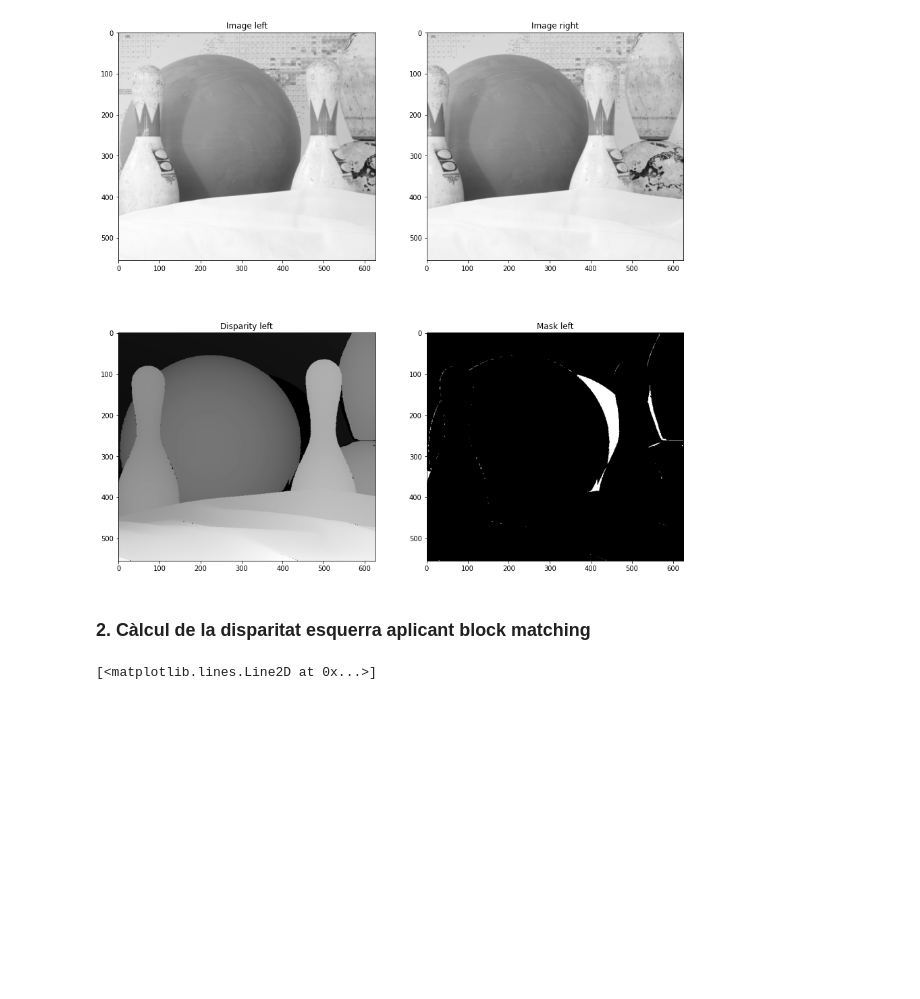
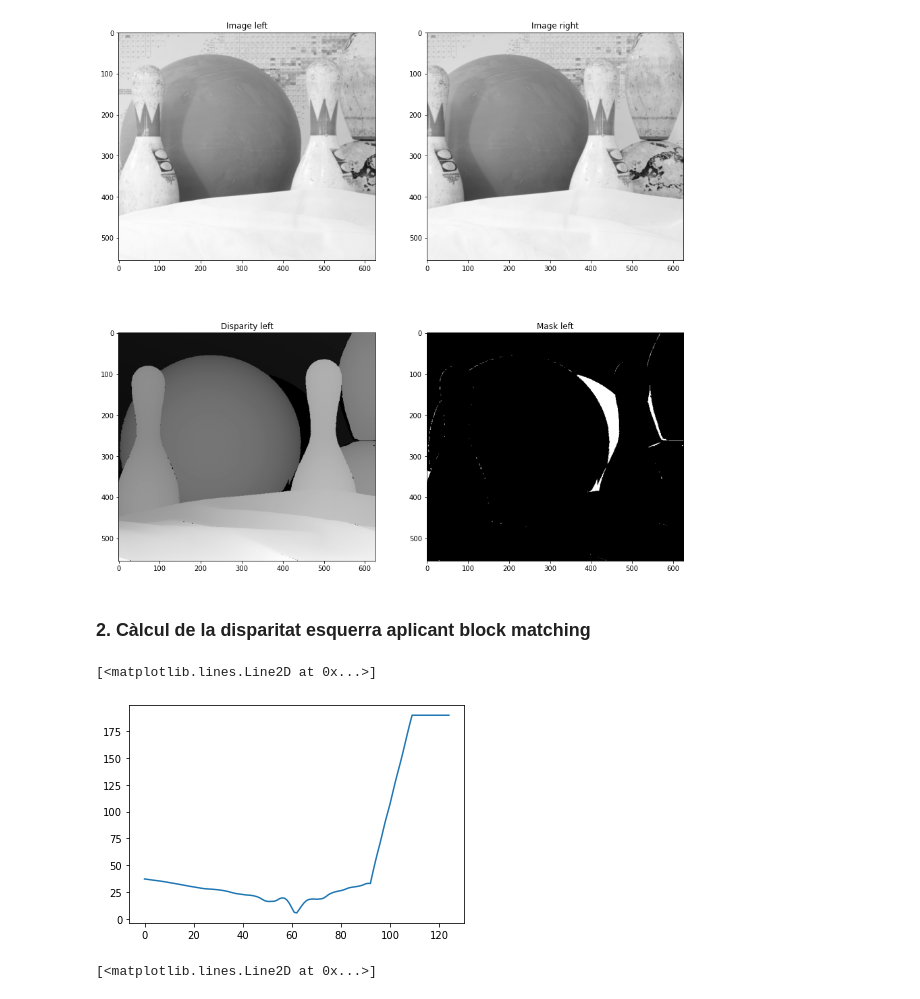
Before and after one commit to Stebf-22/CV---Notebooks, a Jupyter notebook: Practica 04/practica04.ipynb, the cells around one changed output. Saved outputs shown, nothing was run; the diff lists cells and outputs as text; code cells hidden in the pictures; blank space fills up the shorter version.

```diff
--- a/Practica 04/practica04.ipynb
+++ b/Practica 04/practica04.ipynb
@@ -83,6 +83,10 @@ def result(gt, disp_m, show = True):
     return disp
 # %%
 disp_map = block_matching_distance_map(image_left, image_right, 17, 125)
+plt.plot(disp_map[172, 100, :])
+# %% [output]
+[<matplotlib.lines.Line2D at 0x...>]
+[figure, added]
 # %%
 x = disp_map[172,100,:]
 # %%
```
Also changed, not shown: parts of 7 cells of this notebook.
